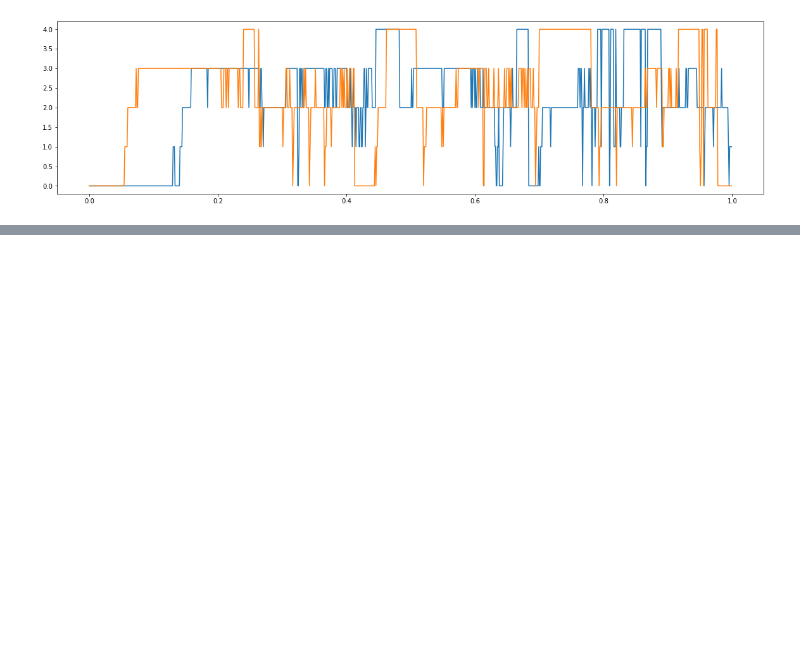
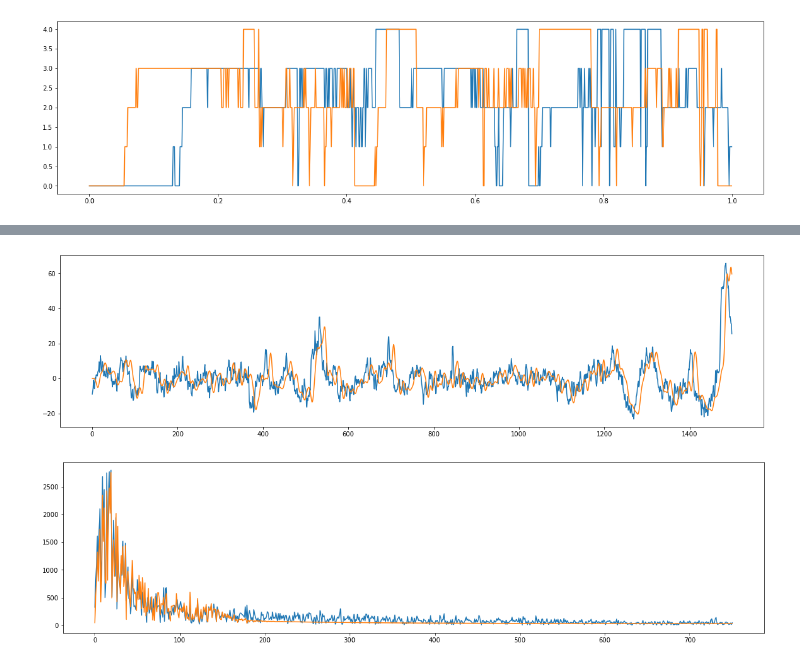
Before and after one commit to benoitcharmettant/td_machine_learning, a Jupyter notebook: final/pipeline_python.ipynb, the cells around one changed output, grey strips where cells are left out. Cells and saved outputs as stored; diff of their text form; code cells hidden in the pictures; blank space fills up the shorter version.

```diff
--- a/final/pipeline_python.ipynb
+++ b/final/pipeline_python.ipynb
@@ -37,6 +57,9 @@ meta_data['subject_id'] = d['index'][()]
 meta_data['window'] = d['index_window'][()]
 meta_data['label'] = labels['sleep_stage']
 
+_N_ = len(meta_data)
+_F_ = 50
+
 meta_data.head()
 # %% [output]
 |  | index | subject_id | window | label |
@@ -84,0 +106,17 @@ Modèle de prédiction sur les features sélectionnées
+# %%
+# Butterworth filter
+
+from scipy import signal
+sig = d['eeg_7'][300]
+sos = signal.butter(10, 5, 'low', fs=_F_, output='sos')
+filtered = signal.sosfilt(sos, sig)
+plt.plot(sig)
+plt.plot(filtered)
+plt.show()
+
+plt.plot(np.absolute(np.fft.rfft(sig)))
+plt.plot(np.absolute(np.fft.rfft(filtered)))
+plt.show()
+# %% [output]
+[figure, added]
+[figure, added]
```
Also changed, not shown: parts of 21 cells of this notebook.
